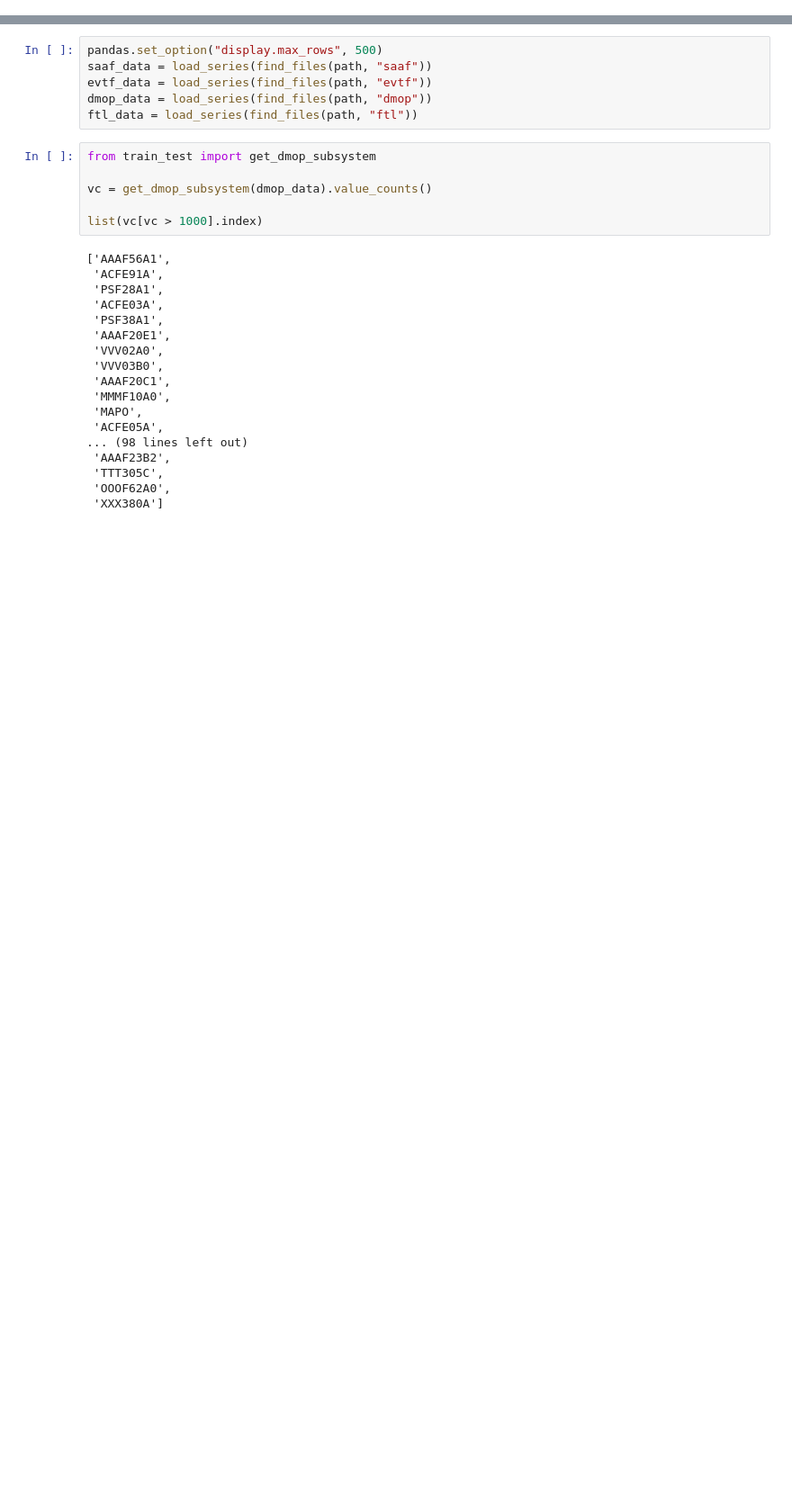
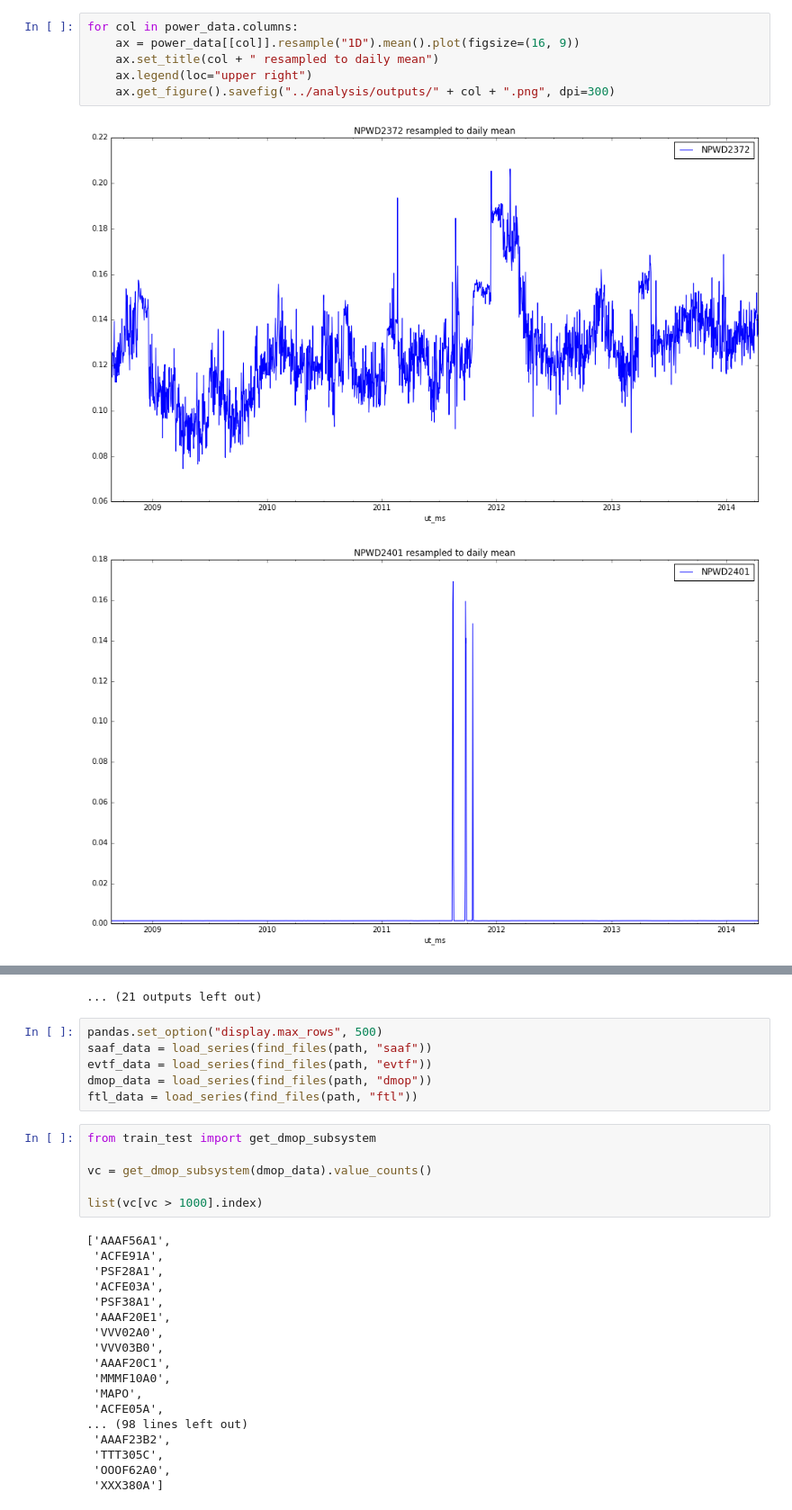
Before and after one commit to ktrnka/mars-express, a Jupyter notebook: src/data exploration.ipynb, the cells around one changed output, grey strips where cells are left out. Shown at 90% size. Drawn from its saved outputs; the diff is of its cells as text; blank space fills up the shorter version.

```diff
--- a/src/data exploration.ipynb
+++ b/src/data exploration.ipynb
@@ -11,0 +25,9 @@ power_data = load_series(find_files(path, "power"), resample_interval="1H")
+# %%
+for col in power_data.columns:
+    ax = power_data[[col]].resample("1D").mean().plot(figsize=(16, 9))
+    ax.set_title(col + " resampled to daily mean")
+    ax.legend(loc="upper right")
+    ax.get_figure().savefig("../analysis/outputs/" + col + ".png", dpi=300)
+# %% [output]
+[figure, added]
+[figure, added]
@@ -12,3 +44,4 @@ power_data = load_series(find_files(path, "power"), resample_interval="1H")
+... (21 outputs left out)
 # %%
 pandas.set_option("display.max_rows", 500)
 saaf_data = load_series(find_files(path, "saaf"))
```
Also changed, not shown: parts of 3 cells of this notebook, 1 other file.
